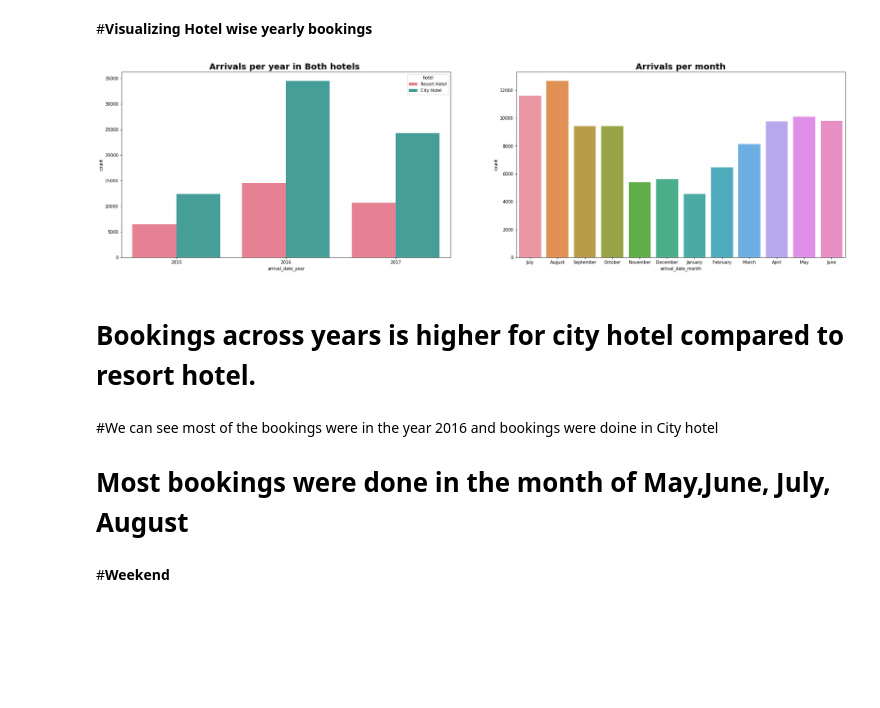
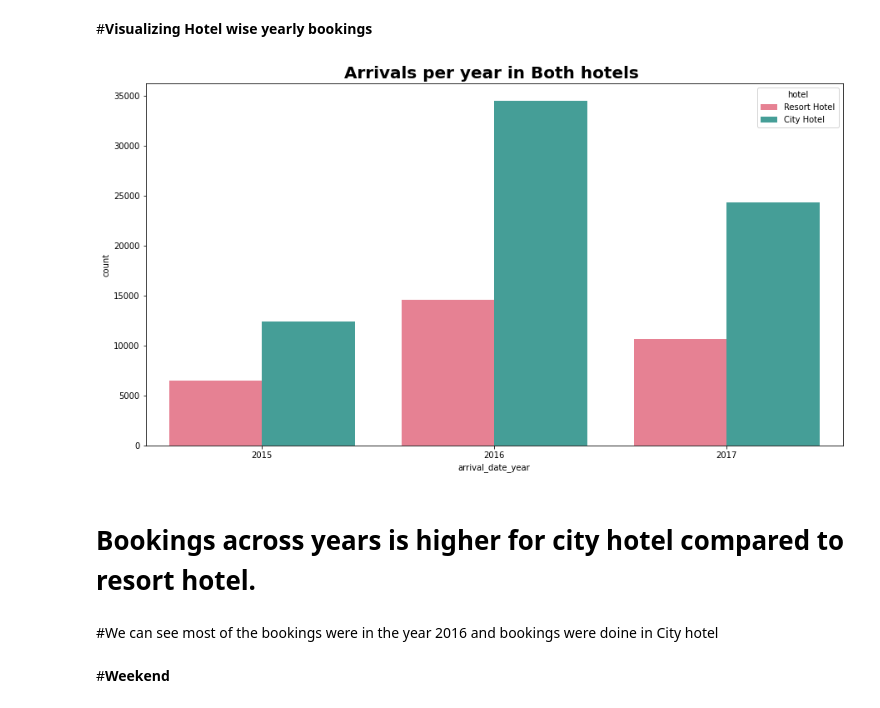
Before and after one commit to preetikhullbe/Hotel-Booking-analysis, a Jupyter notebook: Hotel_Booking_Analysis_Capstone_Project.ipynb, the cells around one changed output. Drawn from its saved outputs; the diff is of its cells as text; code cells hidden in the pictures; blank space fills up the shorter version.

```diff
--- a/Hotel_Booking_Analysis_Capstone_Project.ipynb
+++ b/Hotel_Booking_Analysis_Capstone_Project.ipynb
@@ -542,22 +544,17 @@ plt.show()
 #**Visualizing Hotel wise yearly bookings**
 # %%
 plt.figure(figsize=(15, 8))
-plt.subplot(1, 2, 1)
 sns.countplot(x='arrival_date_year',hue='hotel', data=bookings_df,palette='husl')
 plt.title("Arrivals per year in Both hotels ",fontweight="bold", size=20)
-plt.subplot(1, 2, 2)
-sns.countplot(data = bookings_df, x = 'arrival_date_month')
-plt.title('Arrivals per month',fontweight="bold", size=20)
-plt.subplots_adjust(right=1.7)
+
 
 plt.show()
 # %% [output]
-[figure, old version]
+[figure, new version]
 # %% [markdown]
 #  Bookings across years is higher for city hotel compared to resort hotel.
 # %% [markdown]
 #We can see most of the bookings were in the year 2016 and bookings were doine in City hotel
-# Most bookings were done in the month of May,June, July, August
 # %% [markdown]
 #**Weekend**
 # %%
```
Also changed, not shown: parts of 15 cells of this notebook.
